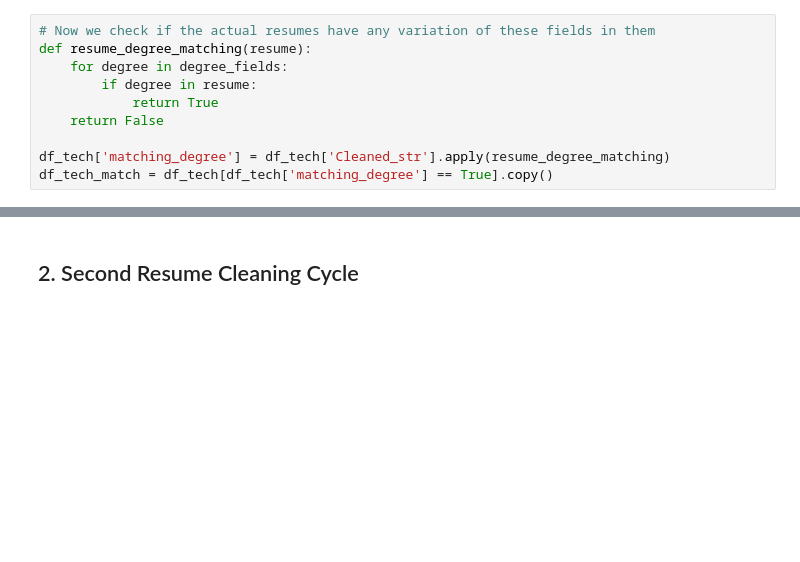
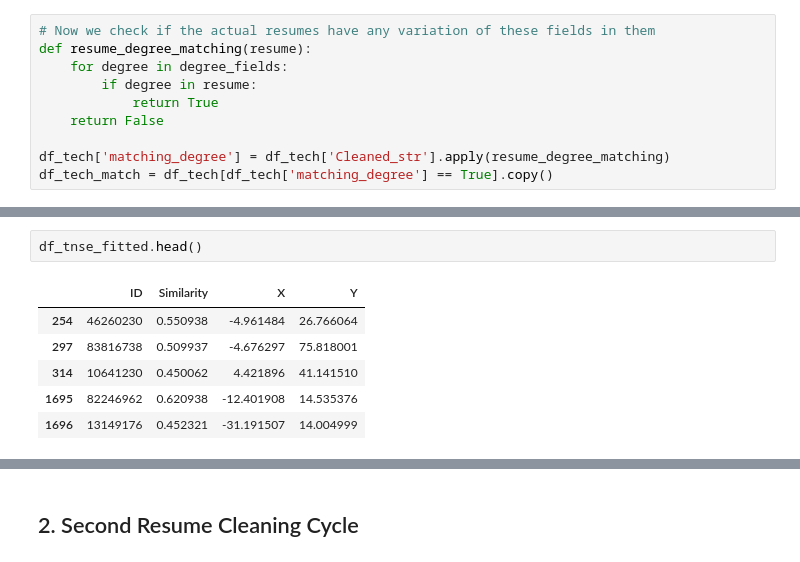
Before and after one commit to henry-AY/ResumeScreening, a Jupyter notebook: Resume_Screening.ipynb, the cells around one changed output, grey strips where cells are left out. Cells and saved outputs as stored; diff of their text form; blank space fills up the shorter version.

```diff
--- a/Resume_Screening.ipynb
+++ b/Resume_Screening.ipynb
@@ -426,0 +537,9 @@ df_tech_cleaned.head()
+# %%
+df_tnse_fitted.head()
+# %% [output]
+|  | ID | Similarity | X | Y |
+| 254 | 46260230 | 0.550938 | -4.961484 | 26.766064 |
+| 297 | 83816738 | 0.509937 | -4.676297 | 75.818001 |
+| 314 | 10641230 | 0.450062 | 4.421896 | 41.141510 |
+| 1695 | 82246962 | 0.620938 | -12.401908 | 14.535376 |
+| 1696 | 13149176 | 0.452321 | -31.191507 | 14.004999 |
```
Also changed, not shown: parts of 12 cells of this notebook.
